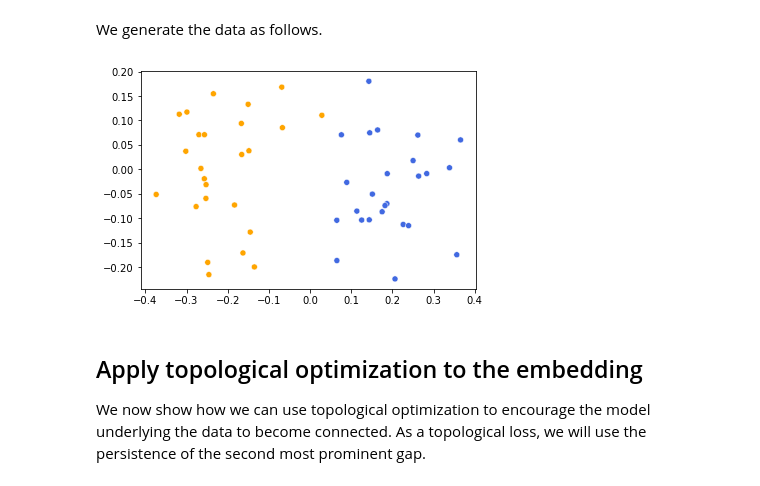
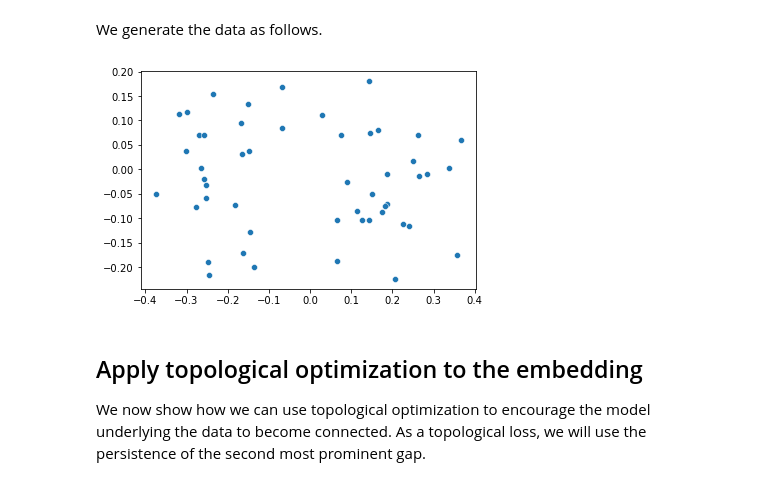
Before and after one commit to robinvndaele/topembedding, a Jupyter notebook: Scripts/Optimize 2 Clusters.ipynb, the cells around one changed output. Cells and saved outputs as stored; diff of their text form; code cells hidden in the pictures.

```diff
--- a/Scripts/Optimize 2 Clusters.ipynb
+++ b/Scripts/Optimize 2 Clusters.ipynb
@@ -35,22 +35,21 @@ We generate the data as follows.
 # %%
 # Data parameters
 points_per_cluster = 25
 mu1 = np.array([-0.2, 0])
 mu2 = np.array([0.2, 0])
 sigma = 0.1
 
 # Generate the data and labels
 np.random.seed(420)
 data = np.concatenate([mu1 + np.random.normal(size=(points_per_cluster, 2), scale=sigma),
                        mu2 + np.random.normal(size=(points_per_cluster, 2), scale=sigma)])
-color = ["orange" for _ in range(points_per_cluster)] + ["royalblue" for _ in range(points_per_cluster)]
 
 # Plot the data
 fig, ax = plt.subplots()
-sns.scatterplot(x=data[:,0], y=data[:,1], c=color)
+sns.scatterplot(x=data[:,0], y=data[:,1])
 plt.show()
 # %% [output]
-[figure, old version]
+[figure, new version]
 # %% [markdown]
 ## Apply topological optimization to the embedding
 
```
Also changed, not shown: parts of 3 cells of this notebook, 7 other files.
